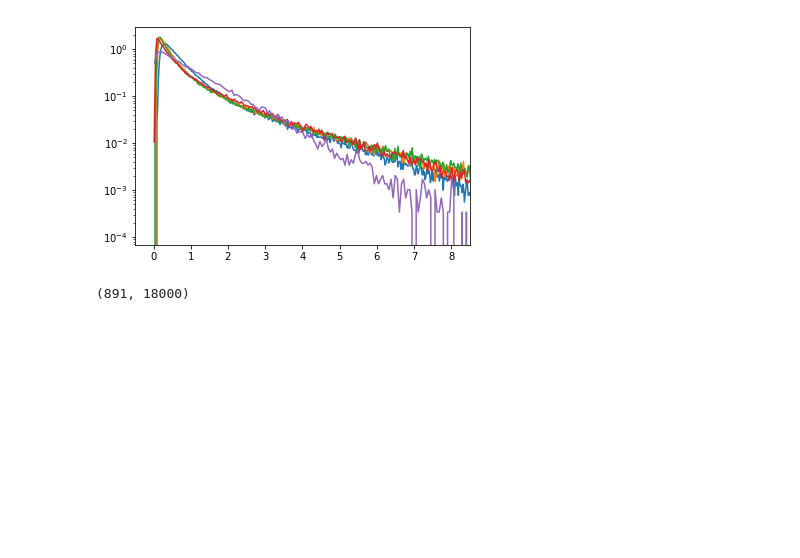
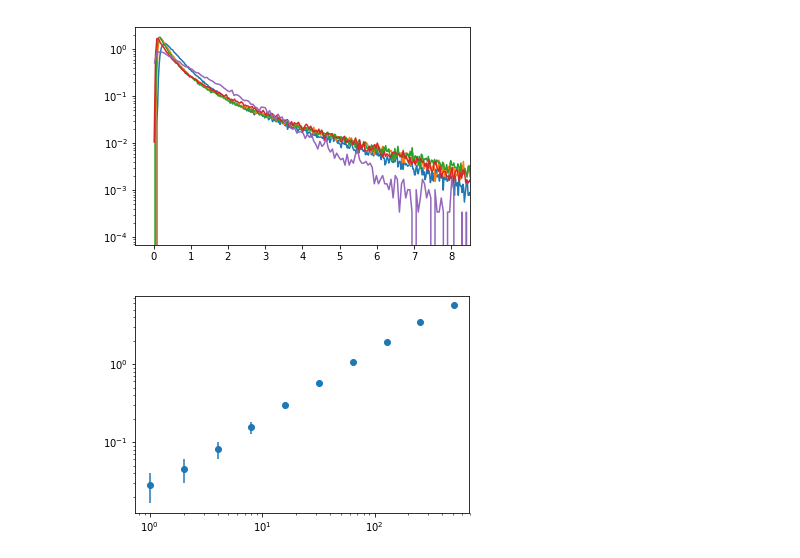
Before and after one commit to manuel-rhdt/neuronal-correlations, a Jupyter notebook: Notebook.ipynb, the cells around one changed output. Saved outputs shown, nothing was run; the diff lists cells and outputs as text; code cells hidden in the pictures; blank space fills up the shorter version.

Commit message:
Include p_zero plot

```diff
--- a/Notebook.ipynb
+++ b/Notebook.ipynb
@@ -31,7 +31,15 @@ for subdata in rdata[::2]:
 plt.show()
 # %% [output]
 [figure]
-# %%
-data.shape
-# %% [output]
-(891, 18000)
+# %%
+p_zero, p_errs, cluster_sizes = neurenorm.renormalize_and_compute_p(data)
+# %%
+def neg_log(data):
+    return -np.log(data)
+# %%
+errs = neg_log(p_zero + p_errs / 2) - neg_log(p_zero - p_errs / 2)
+plt.errorbar(cluster_sizes, neg_log(p_zero), yerr=errs, fmt='o')
+plt.yscale('log')
+plt.xscale('log')
+# %% [output]
+[figure, added]
```
Also changed, not shown: 3 other files.
